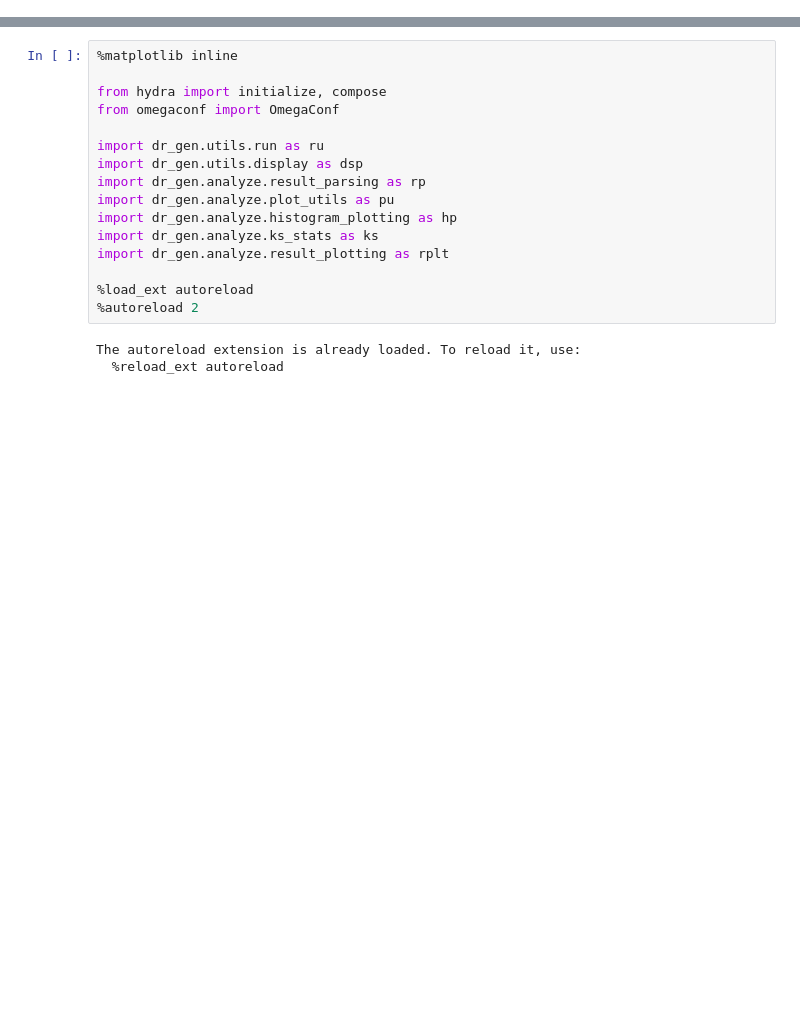
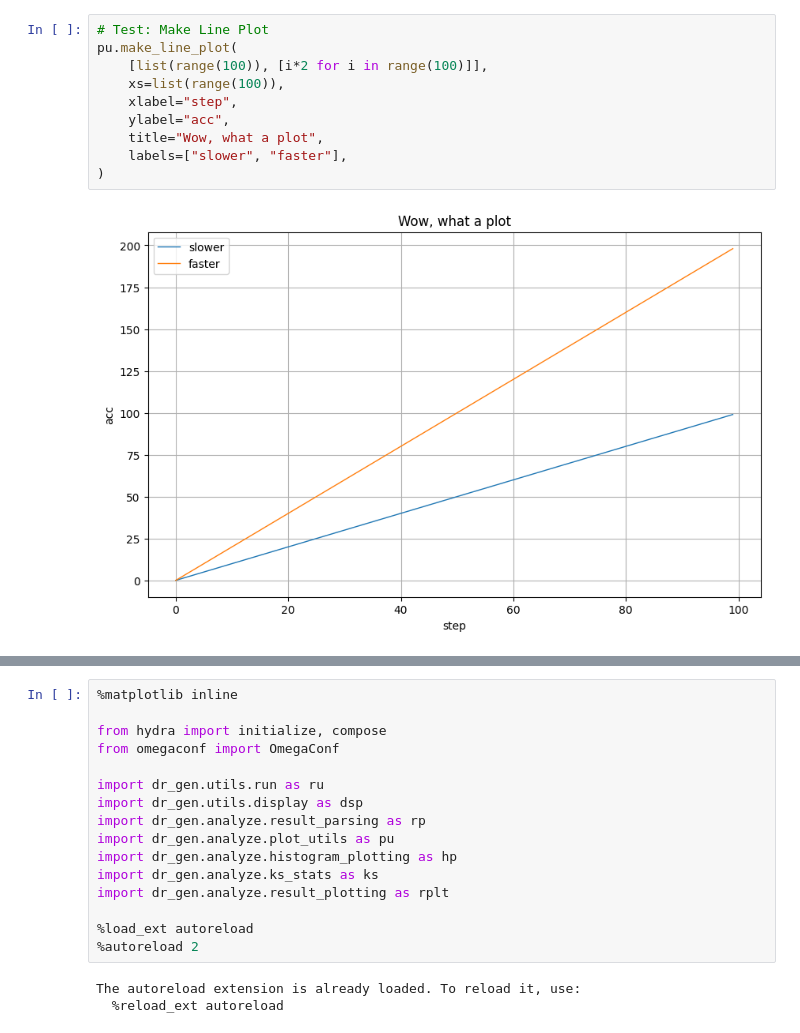
Before and after one commit to drothermel/dr_gen, a Jupyter notebook: notebooks/calc_metrics.ipynb, the cells around one changed output, grey strips where cells are left out. Cells and saved outputs as stored; diff of their text form; blank space fills up the shorter version.

Commit message:
update plot utils and test in ipynb

```diff
--- a/notebooks/calc_metrics.ipynb
+++ b/notebooks/calc_metrics.ipynb
@@ -0,0 +11,12 @@
+# %%
+# Test: Make Line Plot
+pu.make_line_plot(
+    [list(range(100)), [i*2 for i in range(100)]],
+    xs=list(range(100)),
+    xlabel="step",
+    ylabel="acc",
+    title="Wow, what a plot",
+    labels=["slower", "faster"],
+)
+# %% [output]
+[figure, added]
```
Also changed, not shown: parts of 4 cells of this notebook, 2 other files.
